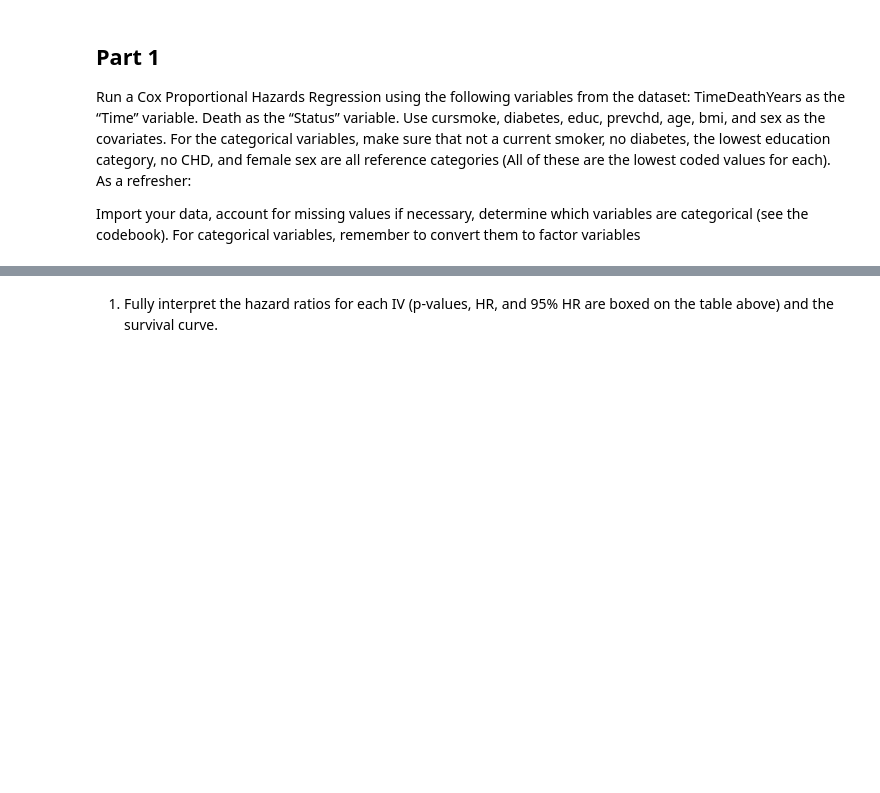
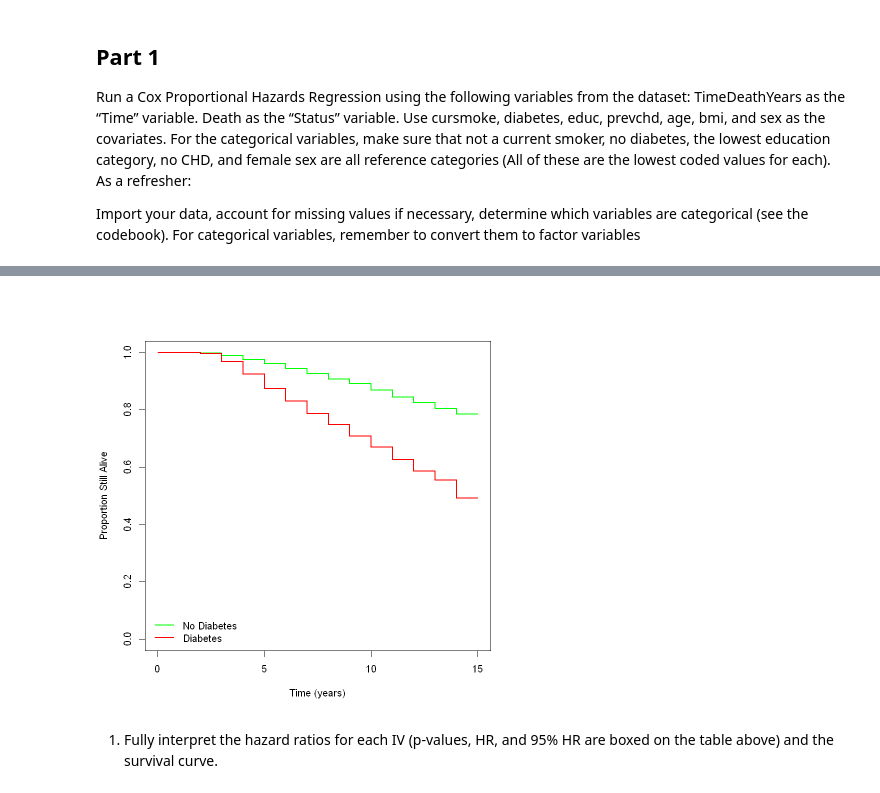
Before and after one commit to tyg3rr/HM878-Biostats, a Jupyter notebook: Problem Set 5 Cox and Kaplan Meier .ipynb, the cells around one changed output, grey strips where cells are left out. Drawn from its saved outputs; the diff is of its cells as text; code cells hidden in the pictures; blank space fills up the shorter version.

Commit message:
curvy survival bois

```diff
--- a/Problem Set 5 Cox and Kaplan Meier .ipynb
+++ b/Problem Set 5 Cox and Kaplan Meier .ipynb
@@ -62,0 +57,2 @@ This is what you get:
+# %%
+df <- cbind(df, dummy_cols(df$educ, remove_first_dummy = TRUE))
@@ -62,0 +66,9 @@ This is what you get:
+# %%
+df <- rename(df,
+        #"0-11 years"= '.data_1',
+        "HSdiploma.or.GED" = '.data_2',
+        "some.college" = '.data_3',
+        "college.degree" = '.data_4'
+            )
+# %%
+df <- subset(df, select = -c(.data,.data_NA))
@@ -63,3 +115,28 @@ This is what you get:
+# %%
+curvy.survival.diabetes <- survfit(
+                                    Surv(TimeDeathYears, death) ~
+                                    diabetes,
+                                    data=df
+                                    )
+# %%
+plot(
+    curvy.survival.diabetes,
+    xlab='Time (years)',
+    ylab='Proportion Still Alive',
+    lwd=2,
+    conf.int=F,
+    col = c('green','red')
+    )
+
+legend(
+    'bottomleft',
+    #legend=df$'diabetes',
+    legend = c('No Diabetes','Diabetes'),
+    col=c('green','red'),
+    lwd=2,bty='n'
+    )
+# %% [output]
+[figure, added]
 # %% [markdown]
 1. Fully interpret the hazard ratios for each IV (p-values, HR, and 95% HR are boxed on the table above) and the survival curve.
 # %% [markdown]
```
Also changed, not shown: parts of 18 cells of this notebook.
